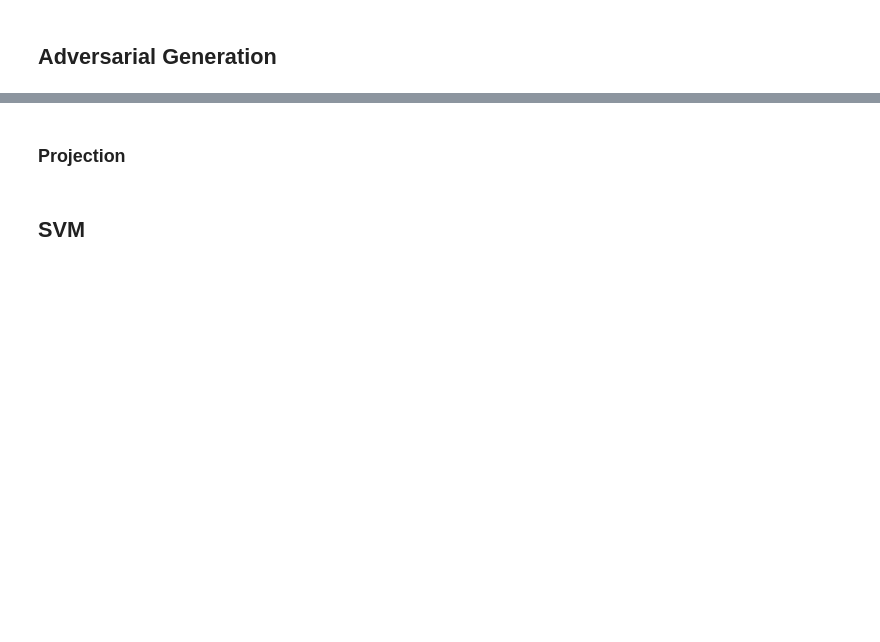
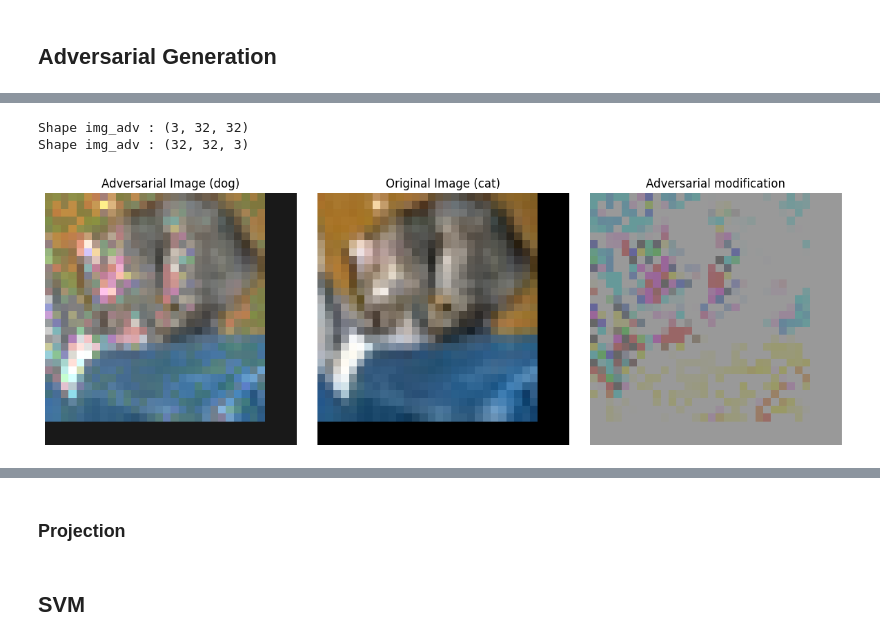
Before and after one commit to maegonz/Adversarial-Study, a Jupyter notebook: main.ipynb, the cells around one changed output, grey strips where cells are left out. Drawn from its saved outputs; the diff is of its cells as text; code cells hidden in the pictures; blank space fills up the shorter version.

```diff
--- a/main.ipynb
+++ b/main.ipynb
@@ -101,7 +202,6 @@ HBD.shape
 # %% [markdown]
 ## Adversarial Generation
 # %%
-x_test, y_test = get_tensors(test_ld, True)
 x_test = x_test.astype(np.float32)
 print("Type test :", type(x_test), type(y_test))
 print("Shape test :", x_test.shape, y_test.shape)
@@ -135,0 +246,29 @@ print("Accuracy on adversarial test examples: {}%".format(accuracy * 100))
+# %%
+# Prepare images
+img_adv = x_test_adv[0]
+img_orig = x_test[0]
+img_diff = x_test_adv[0] - x_test[0]
+
+y_img_adv = classes_name[np.argmax(predictions[0])]
+y_img_orig = classes_name[y_test[0]]
+
+img_adv = preparation(img_adv)
+img_orig = preparation(img_orig)
+img_diff = preparation(img_diff)
+
+# Plot all images on the same figure
+fig, axes = plt.subplots(1, 3, figsize=(12, 4))
+
+titles = [f'Adversarial Image ({y_img_adv})', f'Original Image ({y_img_orig})', 'Adversarial modification']
+
+for ax, img, title in zip(axes, [img_adv, img_orig, img_diff], titles):
+    ax.imshow(img)
+    ax.set_title(title)
+    ax.axis('off')
+
+plt.tight_layout()
+plt.show()
+# %% [output]
+Shape img_adv : (3, 32, 32)
+Shape img_adv : (32, 32, 3)
+[figure, added]
```
Also changed, not shown: parts of 17 cells of this notebook.
